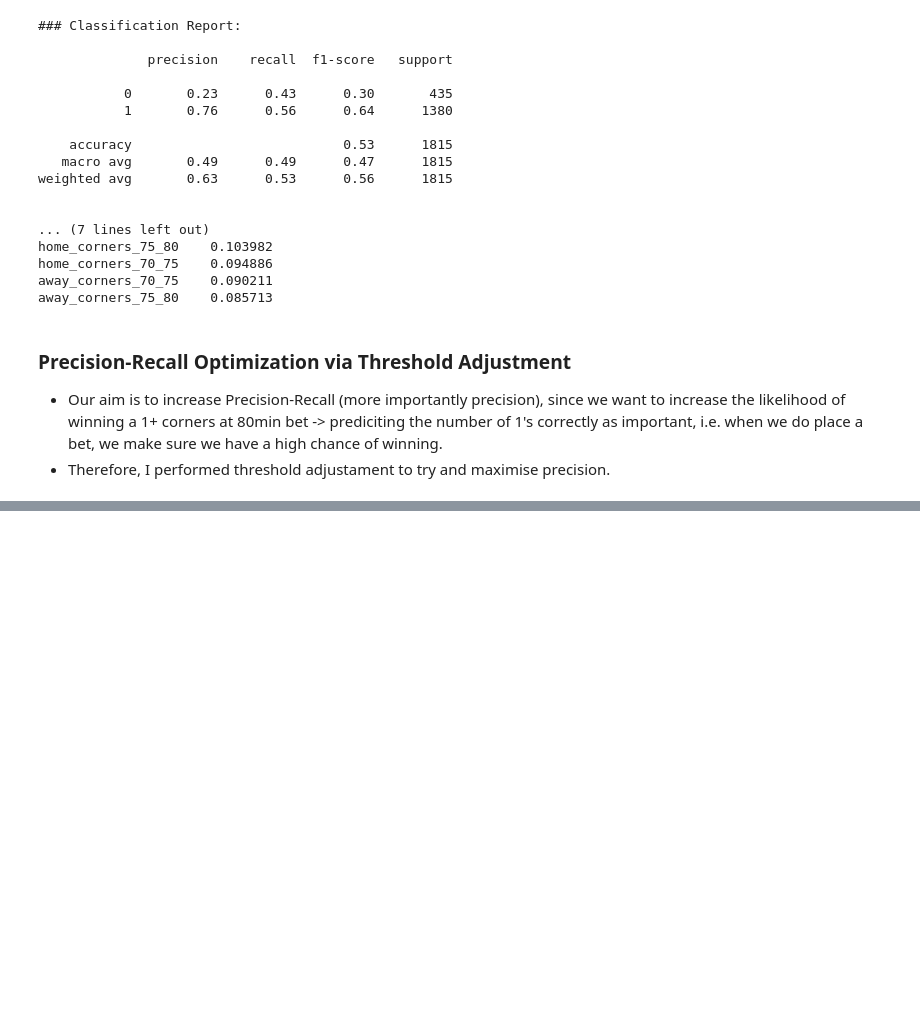
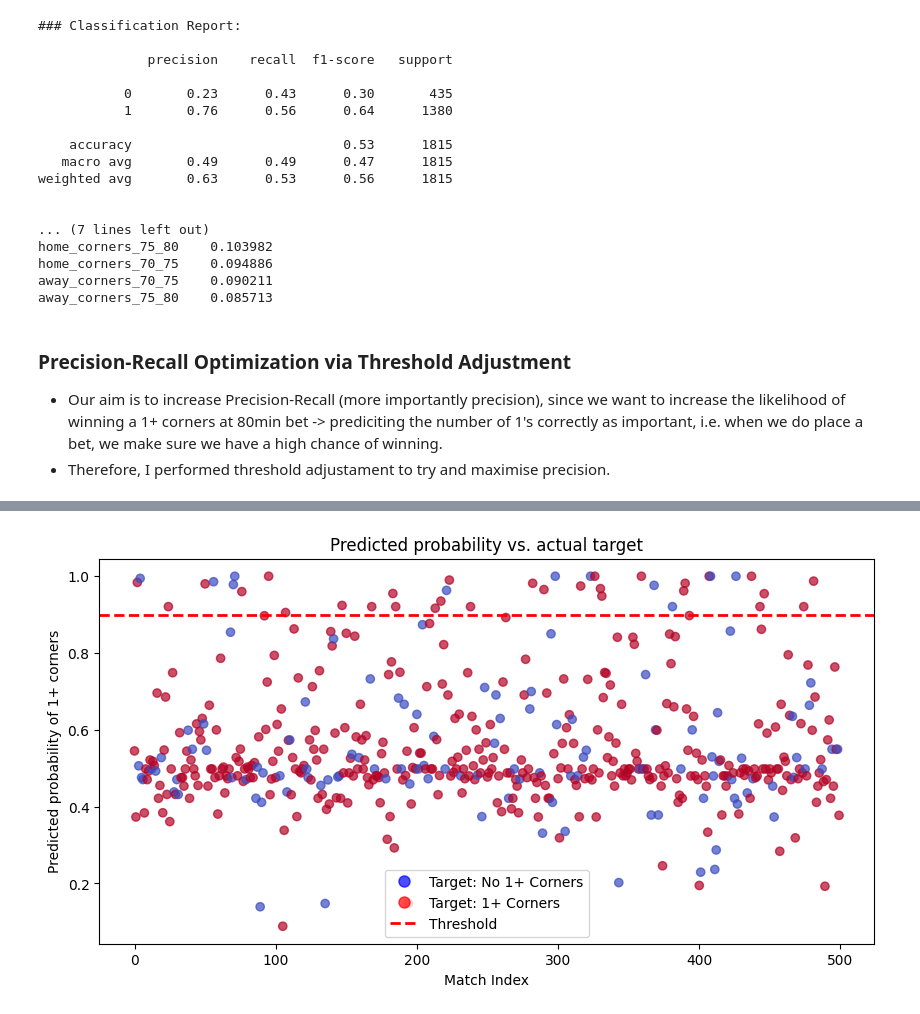
Before and after one commit to JoshuaGraham14/football-corner-prediction, a Jupyter notebook: notebooks/03_kaggle_aggregate_analysis.ipynb, the cells around one changed output, grey strips where cells are left out. Cells and saved outputs as stored; diff of their text form; code cells hidden in the pictures; blank space fills up the shorter version.

Commit message:
Added prototype training RF classifier for backtesting

```diff
--- a/notebooks/03_kaggle_aggregate_analysis.ipynb
+++ b/notebooks/03_kaggle_aggregate_analysis.ipynb
@@ -507,0 +548,69 @@ Expected Recall:0.0971
+# %%
+import numpy as np
+import pandas as pd
+from sklearn.ensemble import RandomForestClassifier
+from sklearn.model_selection import train_test_split
+from sklearn.metrics import classification_report, precision_score, recall_score
+
+data = aggregated_data.copy()
+
+features=data[feature_columns]
+target = data.loc[features.index, 'target']
+
+# --- STEP 1: TRAIN-TEST SPLIT (80%) ---
+X_train, X_test, y_train, y_test = train_test_split(features, target, test_size=0.2, random_state=42, stratify=target)
+
+rf_model =RandomForestClassifier(random_state=42, n_estimators=100,class_weight="balanced") #uses balance for uneven classes
+rf_model.fit(X_train, y_train)
+y_probs =rf_model.predict_proba(X_test)[:, 1] #Predicts probabillity based on mean of RF trees
+
+#--- Threshold Maximisation ---
+thresholds = np.linspace(0.5, 0.9, 5) #test thresholds from 0.5 to 0.9
+results = []
+for t in thresholds:
+    y_pred_t =(y_probs>=t).astype(int)
+    precision_t= precision_score(y_test, y_pred_t)
+    recall_t= recall_score(y_test, y_pred_t)
+    results.append((t, precision_t,recall_t))
+
+##best threshold
+best_threshold = max(results, key=lambda x: x[1])
+optimal_threshold = best_threshold[0]
+print(f"\n### Optimal Threshold Found: {optimal_threshold:.2f} ###")
+print(f"Expected Precision: {best_threshold[1]:.4f}")
+print(f"Expected Recall: {best_threshold[2]:.4f}")
+
+# --- STEP 2: RETRAIN ON FULL DATASET (EXCEPT LAST 500 ROWS) ---
+train_data = data.iloc[:-500]
+features_train_set=train_data[feature_columns]
+target_train_set=train_data.loc[features_train_set.index, 'target']
+
+final_rf_model =RandomForestClassifier(random_state=42, n_estimators=100, class_weight="balanced")
+final_rf_model.fit(features_train_set, target_train_set)
+
+# --- STEP 3: TEST ON LAST 500 ROWS ---
+test_data = data.iloc[-500:] #get last 500 rows
+features_test_set = test_data[feature_columns]
+target_test_set =test_data.loc[features_test_set.index, 'target']
+
+#Do prediction on these last rows
+y_probs_final= final_rf_model.predict_proba(features_test_set)[:, 1]
+y_pred_final= (y_probs_final>=optimal_threshold).astype(int)
+
+#Evaluate on the last 500 rows (final simulation)
+print("\n### Prediction on last 500 rows: ###")
+print(classification_report(target_test_set, y_pred_final))
+
+# Scatter plot: target vs predicted probabilities
+plt.figure(figsize=(10, 5))
+plt.scatter(range(len(y_probs_final)), y_probs_final,c=target_test_set,cmap='coolwarm',alpha=0.7,label='Predicted Probability')
+plt.axhline(optimal_threshold, color='red', linestyle='dashed',linewidth=2,label=f'Threshold = {optimal_threshold:.2f}')
+import matplotlib.lines as mlines
+class_0 =mlines.Line2D([], [],color='blue',marker='o',linestyle='None', markersize=8, alpha=0.7, label='Target: No 1+ Corners')
+class_1=mlines.Line2D([], [],color='red', marker='o',linestyle='None',markersize=8,alpha=0.7, label='Target: 1+ Corners')
+plt.xlabel('Match Index')
+plt.ylabel('Predicted probability of 1+ corners')
+plt.title('Predicted probability vs. actual target')
+plt.legend(handles=[class_0, class_1,plt.Line2D([], [],color='red',linestyle='dashed',linewidth=2,label='Threshold')])
+plt.show()
+# %% [output]
@@ -507,0 +630 @@ Expected Recall:0.0971
+[figure, added]
```
Also changed, not shown: parts of 5 cells of this notebook.
